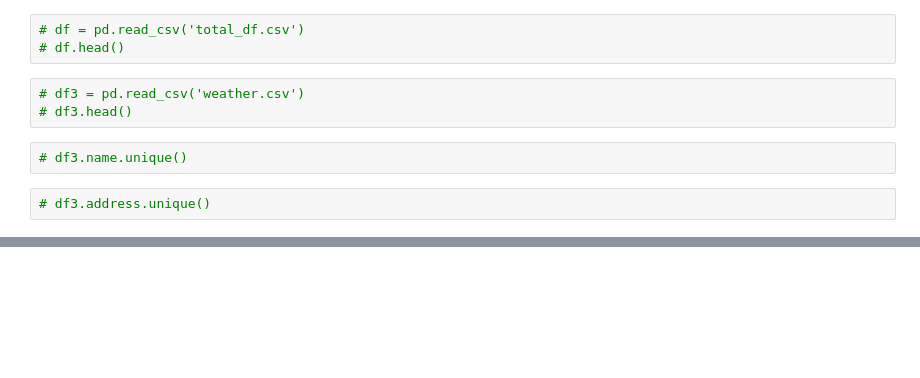
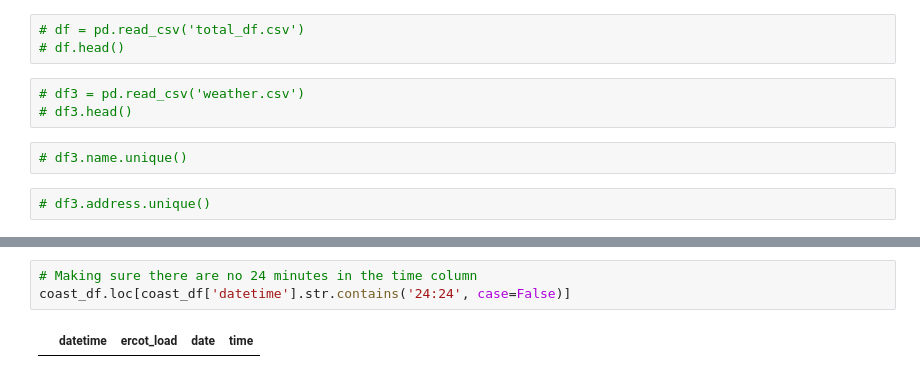
Before and after one commit to energy-demand-forecast/energy_demand_forecast, a Jupyter notebook: arsenes_dir/arsenes_scratchbook.ipynb, the cells around one changed output, grey strips where cells are left out. Drawn from its saved outputs; the diff is of its cells as text; blank space fills up the shorter version.

```diff
--- a/arsenes_dir/arsenes_scratchbook.ipynb
+++ b/arsenes_dir/arsenes_scratchbook.ipynb
@@ -270,0 +119,5 @@ coast_df.head(), coast_df.tail()
+# %%
+# Making sure there are no 24 minutes in the time column
+coast_df.loc[coast_df['datetime'].str.contains('24:24', case=False)]
+# %% [output]
+|  | datetime | ercot_load | date | time |
```
Also changed, not shown: parts of 54 cells of this notebook.
